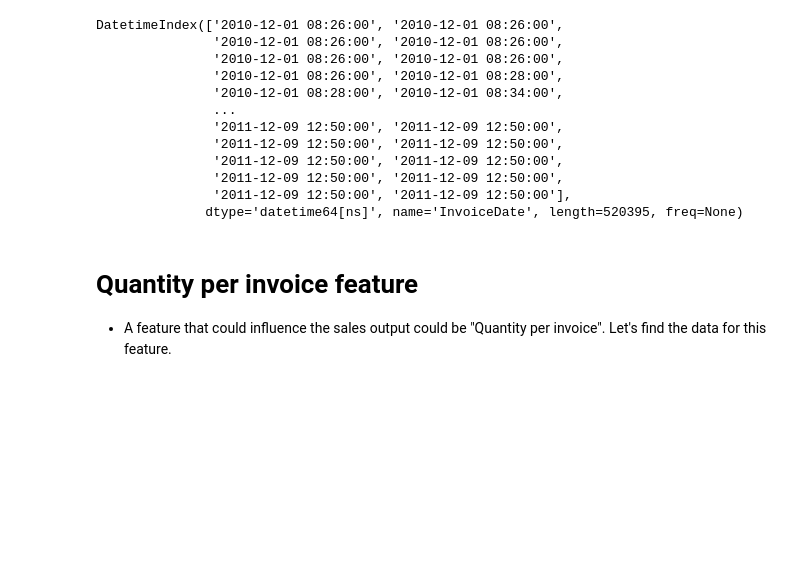
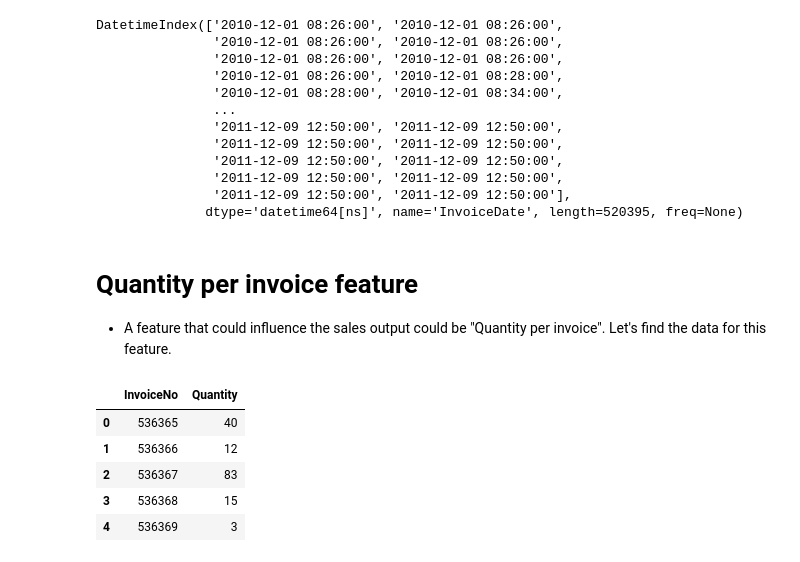
Before and after one commit to AmirMotefaker/Predicting-Sales-Ecommerce, a Jupyter notebook: predicting-sales-ecommerce.ipynb, the cells around one changed output. Cells and saved outputs as stored; diff of their text form; code cells hidden in the pictures; blank space fills up the shorter version.

```diff
--- a/predicting-sales-ecommerce.ipynb
+++ b/predicting-sales-ecommerce.ipynb
@@ -605,3 +605,13 @@ DatetimeIndex(['2010-12-01 08:26:00', '2010-12-01 08:26:00',
 - A feature that could influence the sales output could be "Quantity per invoice". Let's find the data for this feature.
 # %%
 df_join = df_clean.groupby('InvoiceNo')[['Quantity']].sum()
+# %%
+df_join = df_join.reset_index()
+df_join.head()
+# %% [output]
+|  | InvoiceNo | Quantity |
+| 0 | 536365 | 40 |
+| 1 | 536366 | 12 |
+| 2 | 536367 | 83 |
+| 3 | 536368 | 15 |
+| 4 | 536369 | 3 |
```
Also changed, not shown: parts of 1 cell of this notebook.
